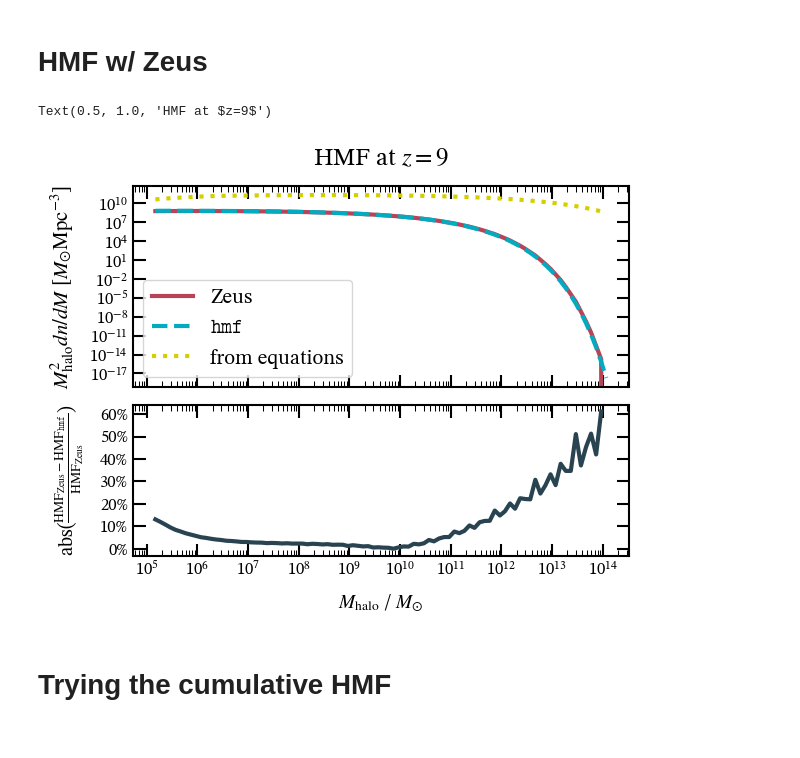
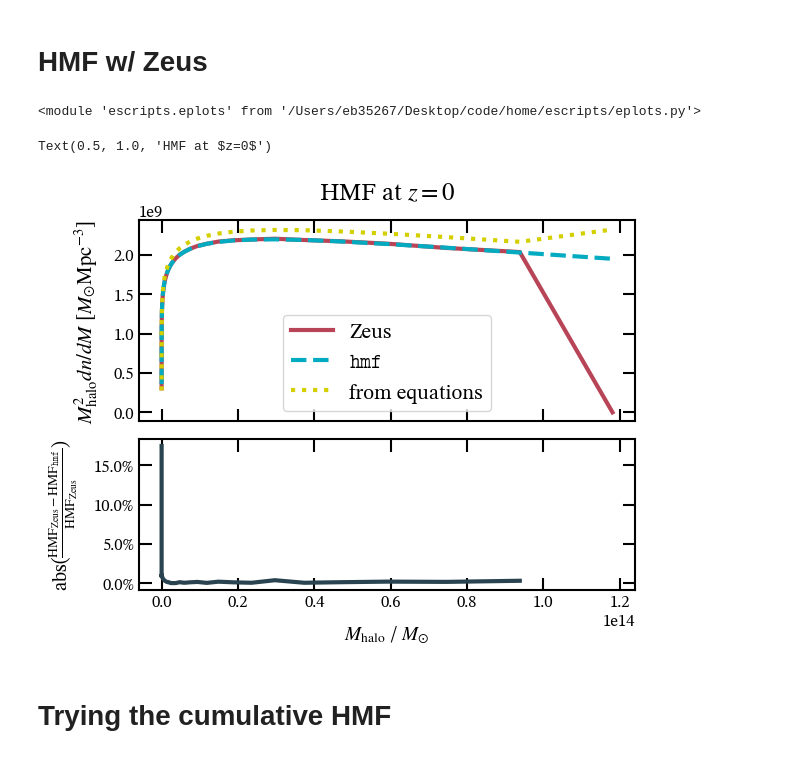
Before and after one commit to ebregou/modeling_stochasticity, a Jupyter notebook: notebooks/hmf.ipynb, the cells around one changed output. Saved outputs shown, nothing was run; the diff lists cells and outputs as text; code cells hidden in the pictures.

```diff
--- a/notebooks/hmf.ipynb
+++ b/notebooks/hmf.ipynb
@@ -18,7 +18,10 @@ Omega_b = 0.04927
 Omega_m = 0.3156
 h = 0.6727 #H0/100
 k_max = 1e3
-z = 9
+z = 0
+# %%
+# Get Zeus HMF class for comparison throughout
+params, HMFintclass = cosmo_calc.hmf_zeus()
 # %% [markdown]
 # HMF w/ CLASS
 ## (from scratch)
@@ -25,8 +31,5 @@ z = 9
 # %%
 # Compute the comsology
 cosmo = cosmo_calc.classy_cosmology(Omega_b, Omega_m, h, k_max, z_max = 12)
-# %%
-# Get Zeus HMF class for comparison throughout
-params, HMFintclass = cosmo_calc.hmf_zeus(z=z)
 # %%
 # Plot the linear power spectrum
@@ -302,18 +302,24 @@ input_mass = hmf_comp.m/h # HMF default is mass in M_sun/h, so you divide by you
 hmf_zeus = HMFintclass.HMF_int(input_mass, z)
 # %%
 HMF_ST_eq = calc_HMF_ST(input_mass, k, cosmo, z)/input_mass # This is dn/dlnM by default, so we divide by M to make it dn/dM
+# %%
+importlib.reload(eplots)
+# %% [output]
+<module 'escripts.eplots' from '/Users/eb35267/Desktop/code/home/escripts/eplots.py'>
+# %%
+Plotting = eplots.Plotting()
 # %%
-fig, axs = eplots.percent_diff_plot(input_mass, y0 = hmf_zeus*input_mass**2,y1 = (hmf_comp.dndm*h**(4))*input_mass**2,
+fig, axs = Plotting.percent_diff_plot(input_mass, y0 = hmf_zeus*input_mass**2,y1 = (hmf_comp.dndm*h**(4))*input_mass**2,
                             labels = ['Zeus', r'$\tt{hmf}$', 'from equations'], other_data = [HMF_ST_eq*input_mass**2])
 axs[0].set_ylabel(r'$M_{\rm{halo}}^2 dn/dM$ [$M_{\odot}\rm{Mpc}^{-3}$]')
 axs[1].set_xlabel(r'$M_{\rm{halo}}$ / $M_{\odot}$', fontsize = 14)
 axs[1].set_ylabel(r'abs($\frac{\rm{HMF}_{\rm{Zeus}} - \rm{HMF}_{\tt{hmf}}}{\rm{HMF}_{\rm{Zeus}}}$)', fontsize = 14)
 axs[0].set_title(f'HMF at $z={z}$')
 
 #fig.savefig('/Users/eb35267/Desktop/figures/problems/hmf_comparison.png', bbox_inches = 'tight')
 # %% [output]
-Text(0.5, 1.0, 'HMF at $z=9$')
+Text(0.5, 1.0, 'HMF at $z=0$')
-[figure, old version]
+[figure, new version]
 # %% [markdown]
 # Trying the cumulative HMF
 # %%
```
Also changed, not shown: parts of 3 cells of this notebook, 9 other files.
